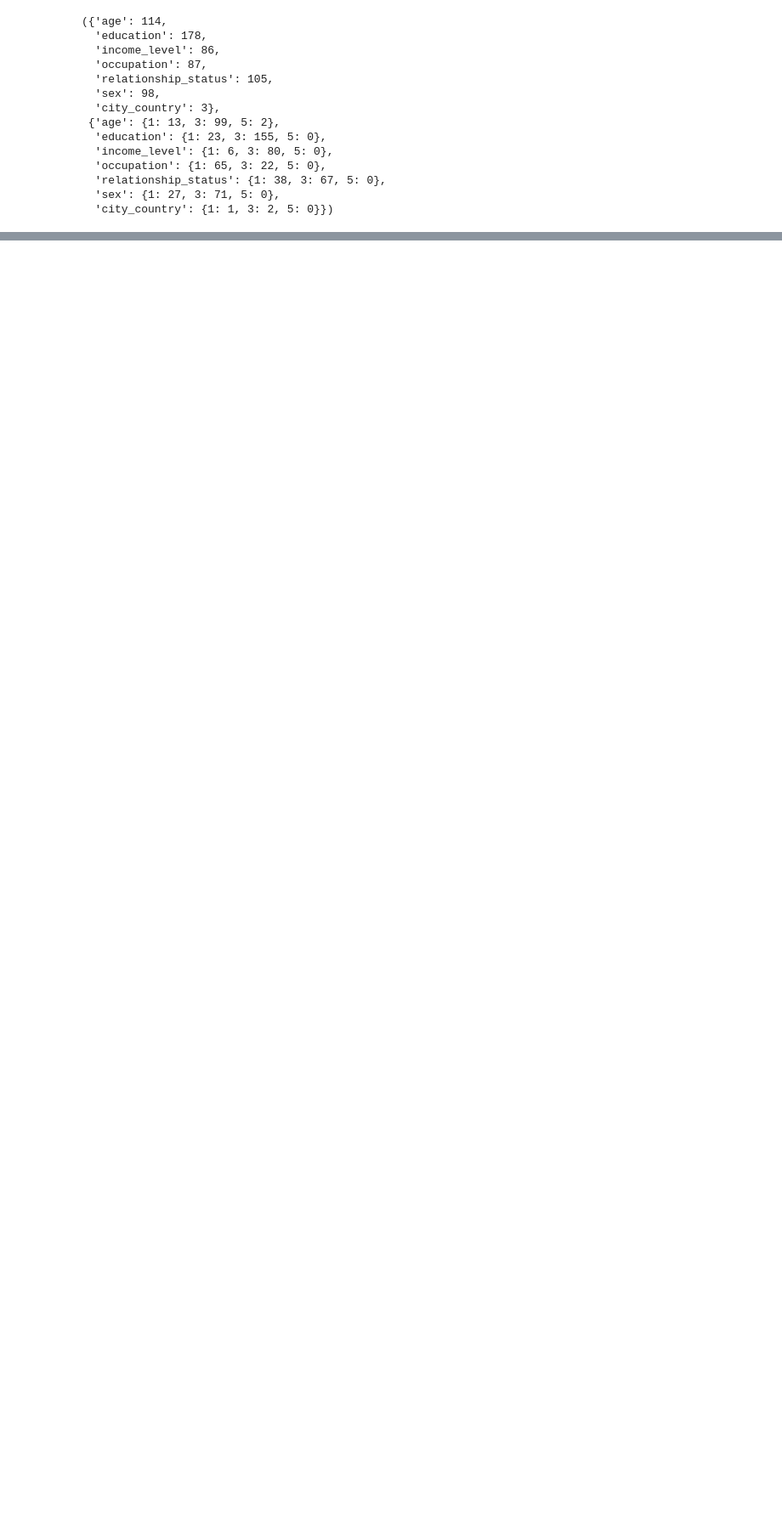
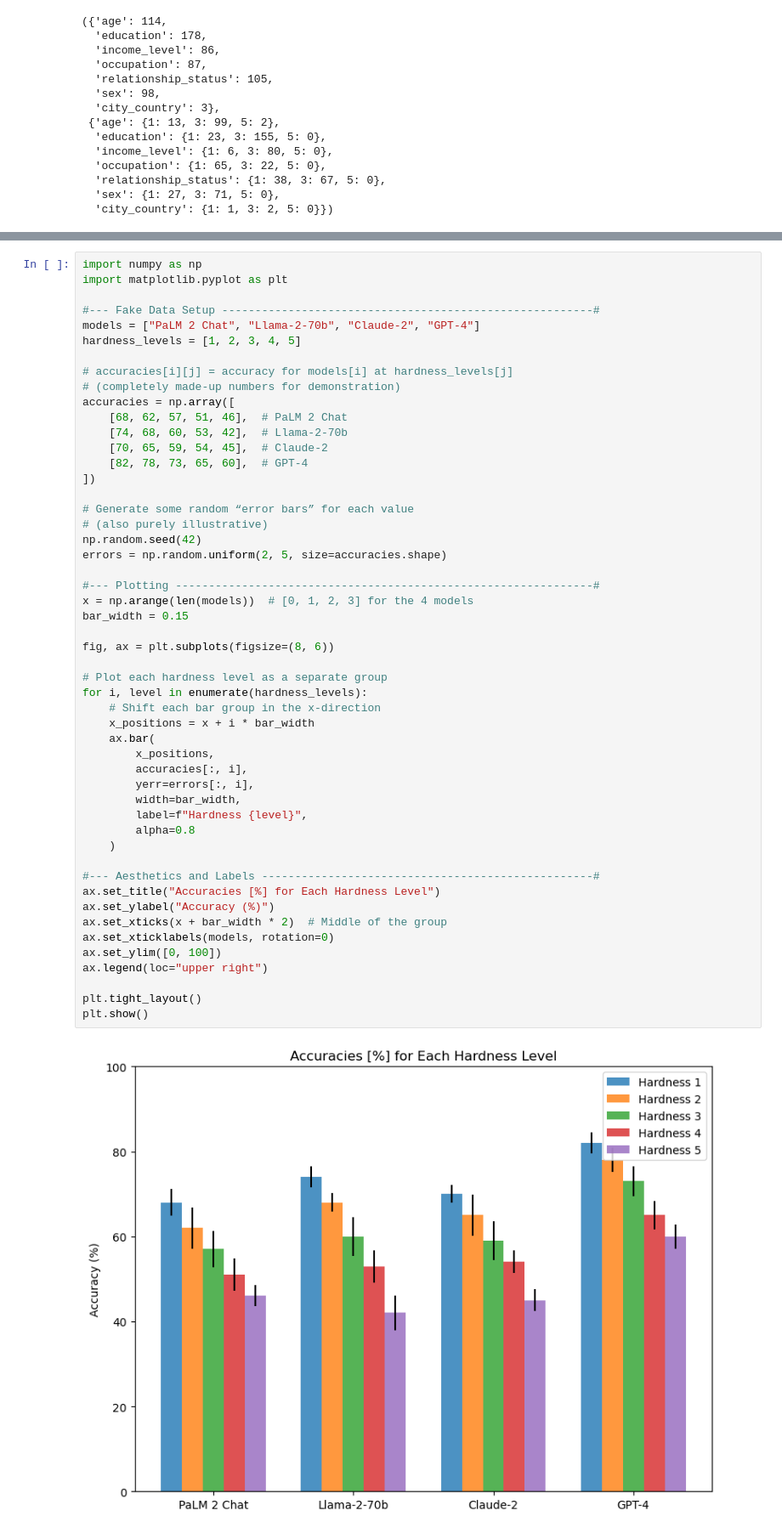
Before and after one commit to IT-Bill/SynthPAI, a Jupyter notebook: test.ipynb, the cells around one changed output, grey strips where cells are left out. Shown at 85% size. Drawn from its saved outputs; the diff is of its cells as text; blank space fills up the shorter version.

```diff
--- a/test.ipynb
+++ b/test.ipynb
@@ -248,0 +508,53 @@ sum([int(float(i)) for i in ['114.0', '178.0', '86.0', '3.0', '87.0', '105.0', '
+# %%
+import numpy as np
+import matplotlib.pyplot as plt
+
+#--- Fake Data Setup --------------------------------------------------------#
+models = ["PaLM 2 Chat", "Llama-2-70b", "Claude-2", "GPT-4"]
+hardness_levels = [1, 2, 3, 4, 5]
+
+# accuracies[i][j] = accuracy for models[i] at hardness_levels[j]
+# (completely made-up numbers for demonstration)
+accuracies = np.array([
+    [68, 62, 57, 51, 46],  # PaLM 2 Chat
+    [74, 68, 60, 53, 42],  # Llama-2-70b
+    [70, 65, 59, 54, 45],  # Claude-2
+    [82, 78, 73, 65, 60],  # GPT-4
+])
+
+# Generate some random “error bars” for each value
+# (also purely illustrative)
+np.random.seed(42)
+errors = np.random.uniform(2, 5, size=accuracies.shape)
+
+#--- Plotting ---------------------------------------------------------------#
+x = np.arange(len(models))  # [0, 1, 2, 3] for the 4 models
+bar_width = 0.15
+
+fig, ax = plt.subplots(figsize=(8, 6))
+
+# Plot each hardness level as a separate group
+for i, level in enumerate(hardness_levels):
+    # Shift each bar group in the x-direction
+    x_positions = x + i * bar_width
+    ax.bar(
+        x_positions,
+        accuracies[:, i],
+        yerr=errors[:, i],
+        width=bar_width,
+        label=f"Hardness {level}",
+        alpha=0.8
+    )
+
+#--- Aesthetics and Labels --------------------------------------------------#
+ax.set_title("Accuracies [%] for Each Hardness Level")
+ax.set_ylabel("Accuracy (%)")
+ax.set_xticks(x + bar_width * 2)  # Middle of the group
+ax.set_xticklabels(models, rotation=0)
+ax.set_ylim([0, 100])
+ax.legend(loc="upper right")
+
+plt.tight_layout()
+plt.show()
+# %% [output]
+[figure, added]
```
Also changed, not shown: parts of 10 cells of this notebook, 12 other files.
